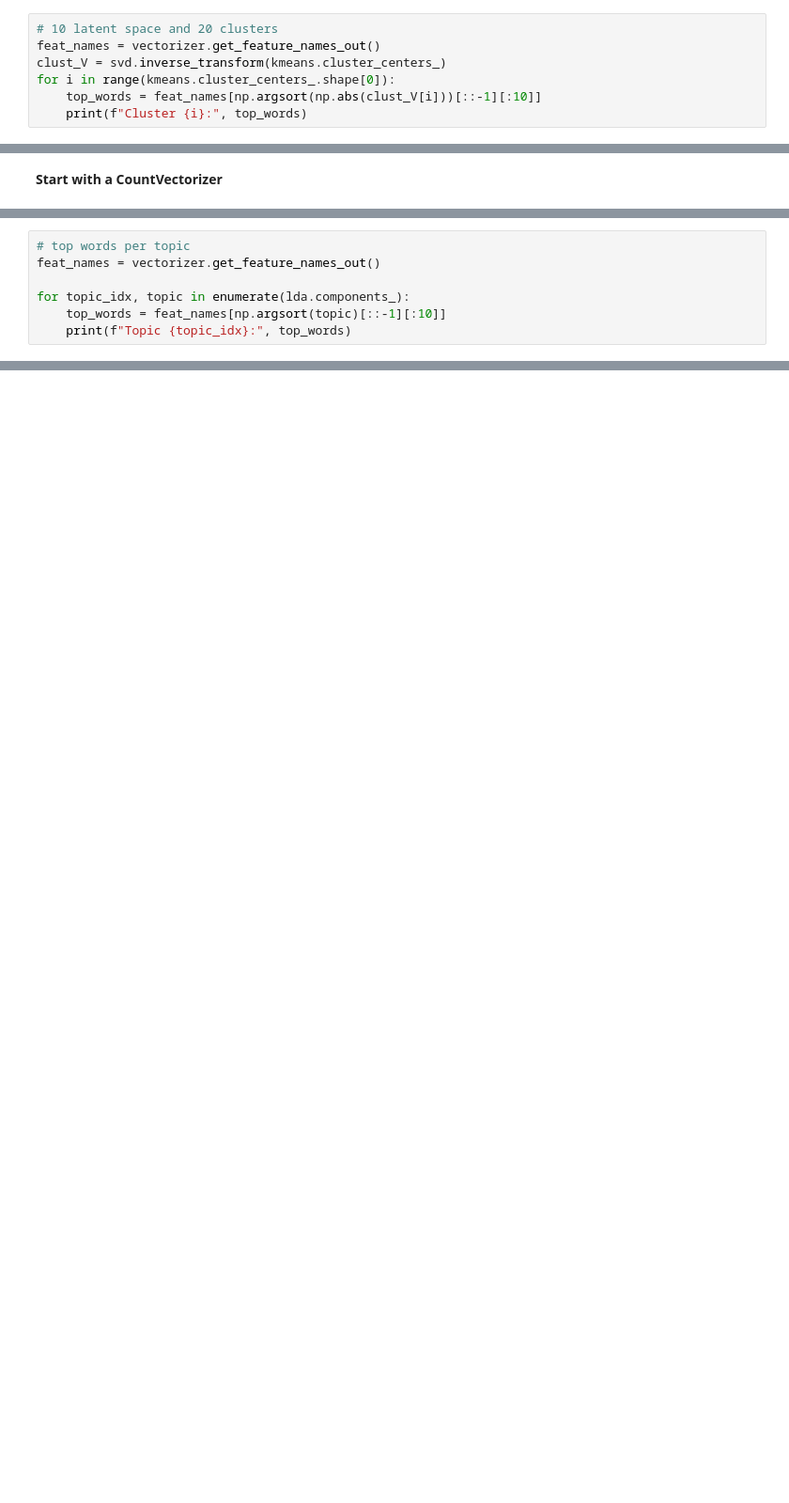
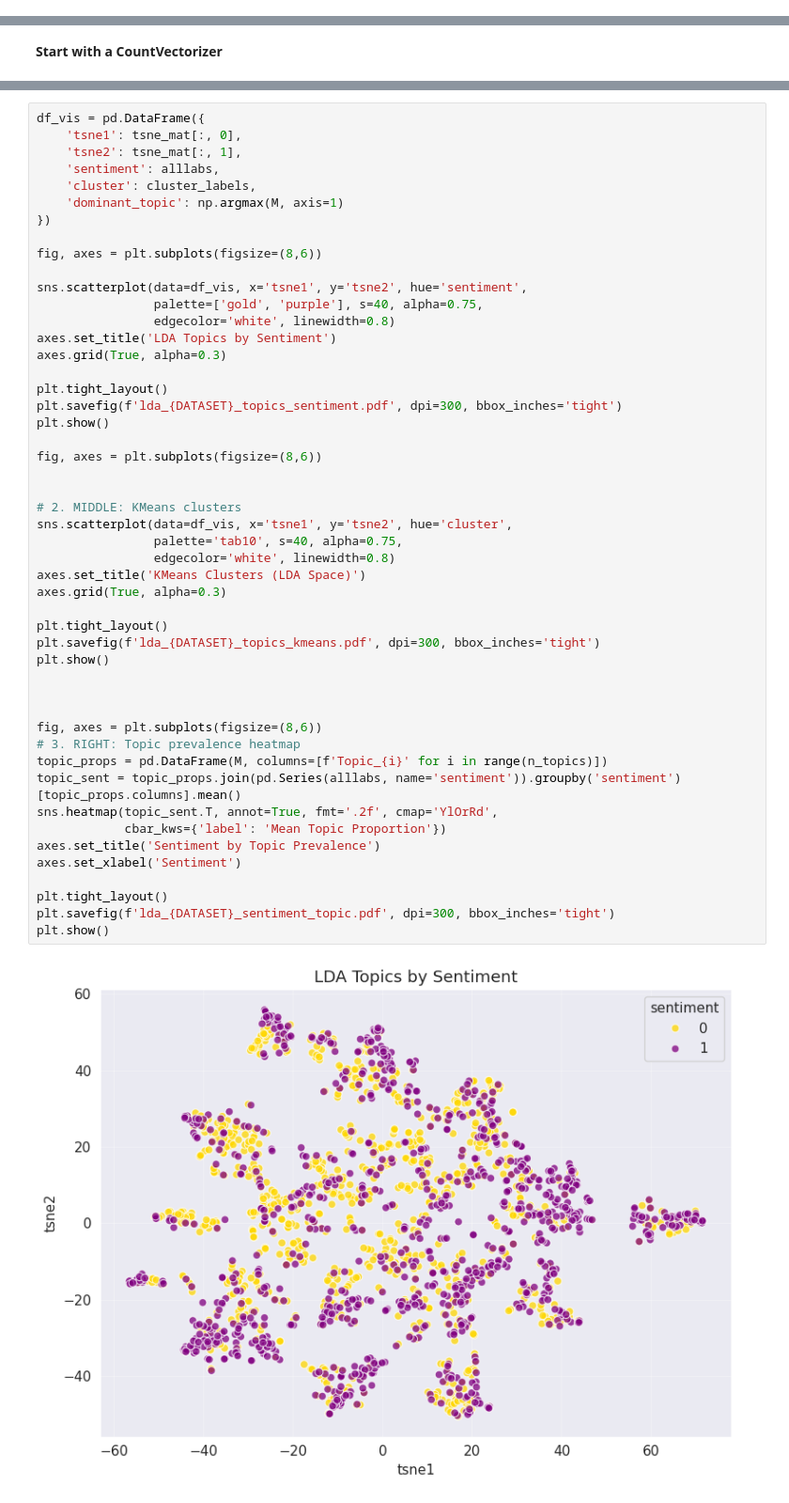
Before and after one commit to alan-man/tal-projet, a Jupyter notebook: LDA.ipynb, the cells around one changed output, grey strips where cells are left out. Shown at 94% size. Saved outputs shown, nothing was run; the diff lists cells and outputs as text; blank space fills up the shorter version.

```diff
--- a/LDA.ipynb
+++ b/LDA.ipynb
@@ -132,7 +147,0 @@ clust_V.shape # 20 clusters
-# %%
-# 10 latent space and 20 clusters
-feat_names = vectorizer.get_feature_names_out()
-clust_V = svd.inverse_transform(kmeans.cluster_centers_)
-for i in range(kmeans.cluster_centers_.shape[0]):
-    top_words = feat_names[np.argsort(np.abs(clust_V[i]))[::-1][:10]]
-    print(f"Cluster {i}:", top_words)
@@ -350,7 +267,0 @@ labels = kmeans.labels_
-# %%
-# top words per topic
-feat_names = vectorizer.get_feature_names_out()
-
-for topic_idx, topic in enumerate(lda.components_):
-    top_words = feat_names[np.argsort(topic)[::-1][:10]]
-    print(f"Topic {topic_idx}:", top_words)
@@ -396,0 +311,51 @@ plt.colorbar(ticks=range(20))
+# %%
+df_vis = pd.DataFrame({
+    'tsne1': tsne_mat[:, 0],
+    'tsne2': tsne_mat[:, 1],
+    'sentiment': alllabs,
+    'cluster': cluster_labels,
+    'dominant_topic': np.argmax(M, axis=1)
+})
+
+fig, axes = plt.subplots(figsize=(8,6))
+
+sns.scatterplot(data=df_vis, x='tsne1', y='tsne2', hue='sentiment',
+                palette=['gold', 'purple'], s=40, alpha=0.75,
+                edgecolor='white', linewidth=0.8)
+axes.set_title('LDA Topics by Sentiment')
+axes.grid(True, alpha=0.3)
+
+plt.tight_layout()
+plt.savefig(f'lda_{DATASET}_topics_sentiment.pdf', dpi=300, bbox_inches='tight')
+plt.show()
+
+fig, axes = plt.subplots(figsize=(8,6))
+
+
+# 2. MIDDLE: KMeans clusters
+sns.scatterplot(data=df_vis, x='tsne1', y='tsne2', hue='cluster',
+                palette='tab10', s=40, alpha=0.75,
+                edgecolor='white', linewidth=0.8)
+axes.set_title('KMeans Clusters (LDA Space)')
+axes.grid(True, alpha=0.3)
+
+plt.tight_layout()
+plt.savefig(f'lda_{DATASET}_topics_kmeans.pdf', dpi=300, bbox_inches='tight')
+plt.show()
+
+
+
+fig, axes = plt.subplots(figsize=(8,6))
+# 3. RIGHT: Topic prevalence heatmap
+topic_props = pd.DataFrame(M, columns=[f'Topic_{i}' for i in range(n_topics)])
+topic_sent = topic_props.join(pd.Series(alllabs, name='sentiment')).groupby('sentiment')[topic_props.columns].mean()
+sns.heatmap(topic_sent.T, annot=True, fmt='.2f', cmap='YlOrRd',
+            cbar_kws={'label': 'Mean Topic Proportion'})
+axes.set_title('Sentiment by Topic Prevalence')
+axes.set_xlabel('Sentiment')
+
+plt.tight_layout()
+plt.savefig(f'lda_{DATASET}_sentiment_topic.pdf', dpi=300, bbox_inches='tight')
+plt.show()
+# %% [output]
+[figure, added]
```
Also changed, not shown: parts of 28 cells of this notebook.
